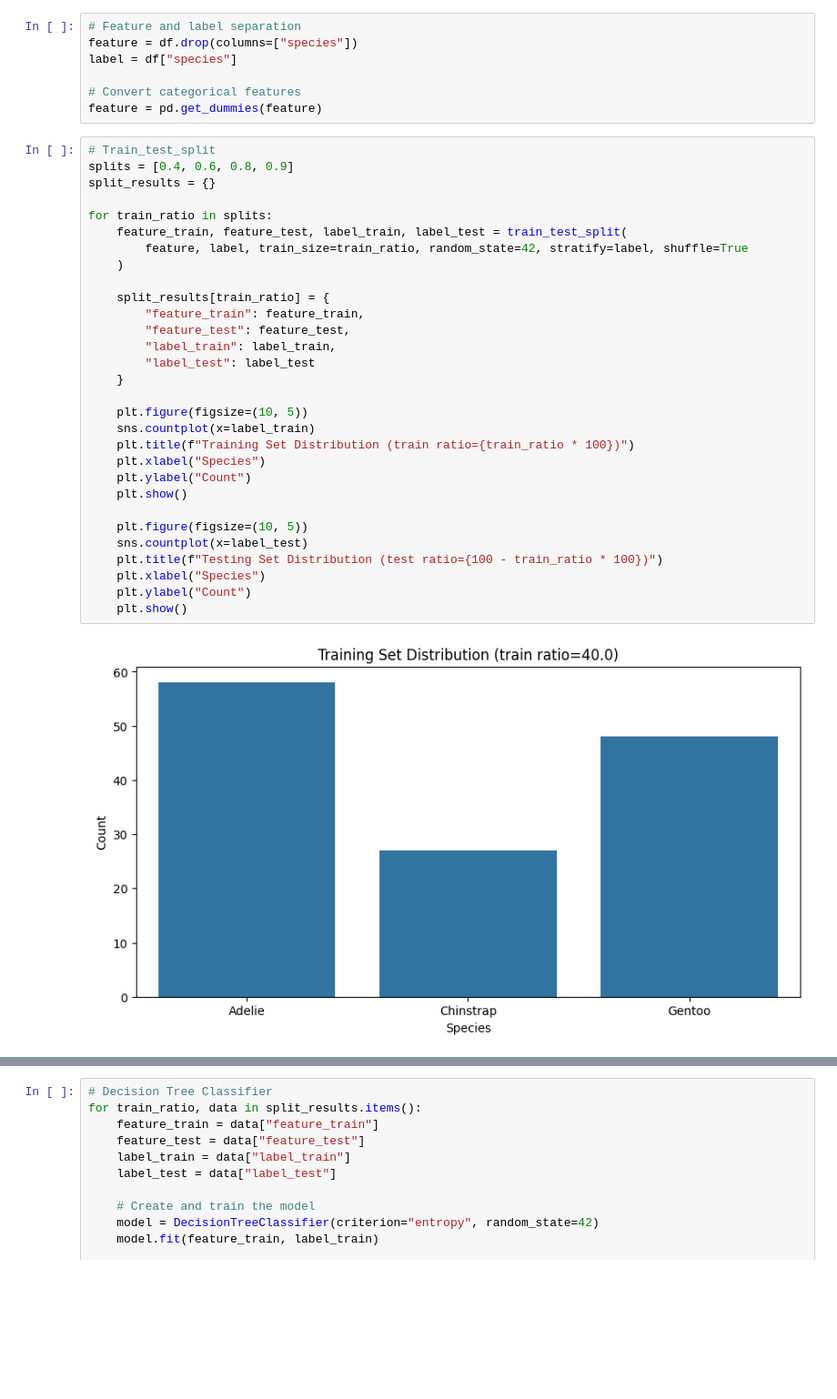
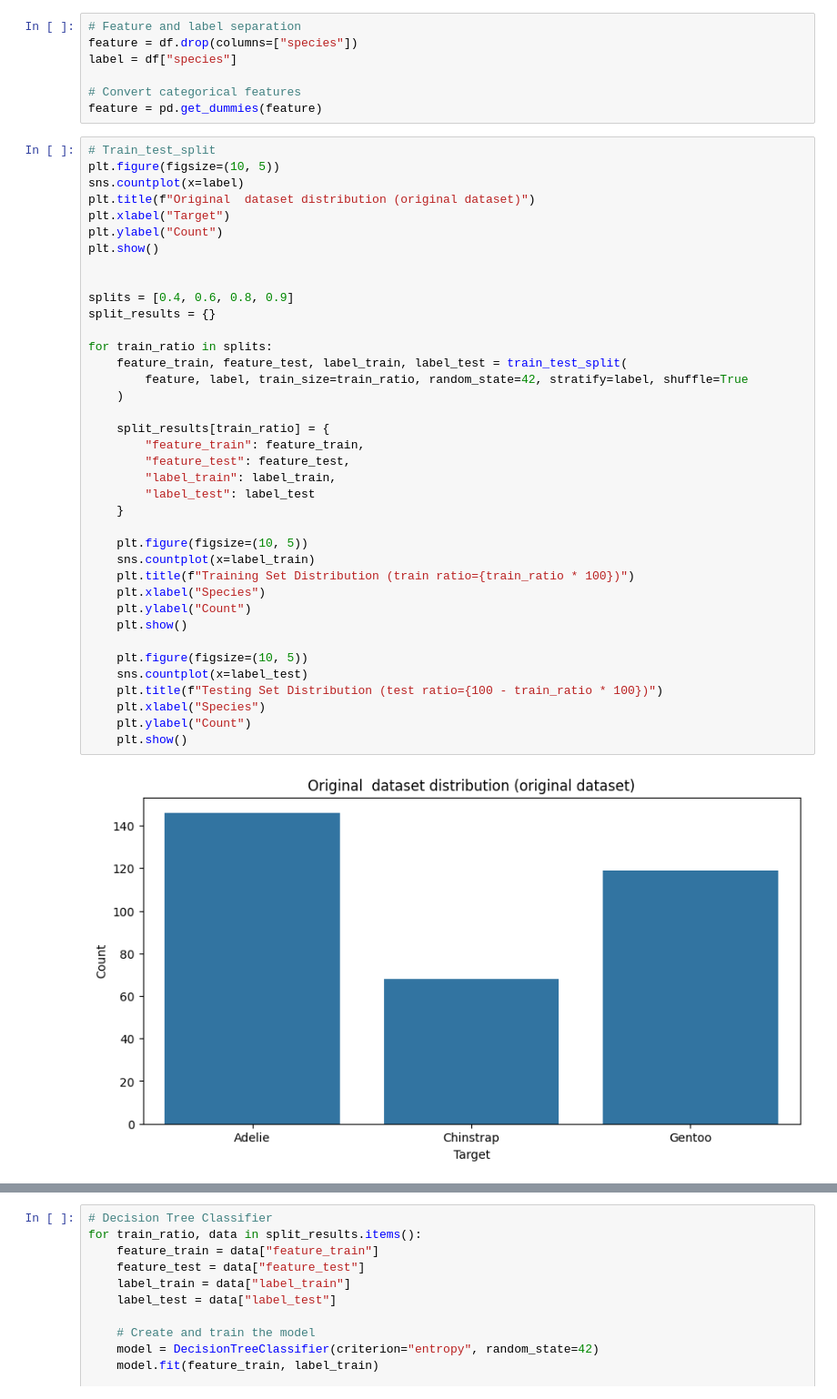
Before and after one commit to Low-rain-falls/CSC14003_Decision_Tree, a Jupyter notebook: palmers_penguins.ipynb, the cells around one changed output, grey strips where cells are left out. Shown at 91% size. Saved outputs shown, nothing was run; the diff lists cells and outputs as text; blank space fills up the shorter version.

```diff
--- a/palmers_penguins.ipynb
+++ b/palmers_penguins.ipynb
@@ -36,33 +36,41 @@ label = df["species"]
 feature = pd.get_dummies(feature)
 # %%
 # Train_test_split
+plt.figure(figsize=(10, 5))
+sns.countplot(x=label)
+plt.title(f"Original  dataset distribution (original dataset)")
+plt.xlabel("Target")
+plt.ylabel("Count")
+plt.show()
+
+
 splits = [0.4, 0.6, 0.8, 0.9]
 split_results = {}
 
 for train_ratio in splits:
     feature_train, feature_test, label_train, label_test = train_test_split(
         feature, label, train_size=train_ratio, random_state=42, stratify=label, shuffle=True
     )
 
     split_results[train_ratio] = {
         "feature_train": feature_train,
         "feature_test": feature_test,
         "label_train": label_train,
         "label_test": label_test
     }
 
     plt.figure(figsize=(10, 5))
     sns.countplot(x=label_train)
     plt.title(f"Training Set Distribution (train ratio={train_ratio * 100})")
     plt.xlabel("Species")
     plt.ylabel("Count")
     plt.show()
 
     plt.figure(figsize=(10, 5))
     sns.countplot(x=label_test)
     plt.title(f"Testing Set Distribution (test ratio={100 - train_ratio * 100})")
     plt.xlabel("Species")
     plt.ylabel("Count")
     plt.show()
 # %% [output]
-[figure, old version]
+[figure, new version]
```
Also changed, not shown: parts of 2 cells of this notebook, 2 other files.
